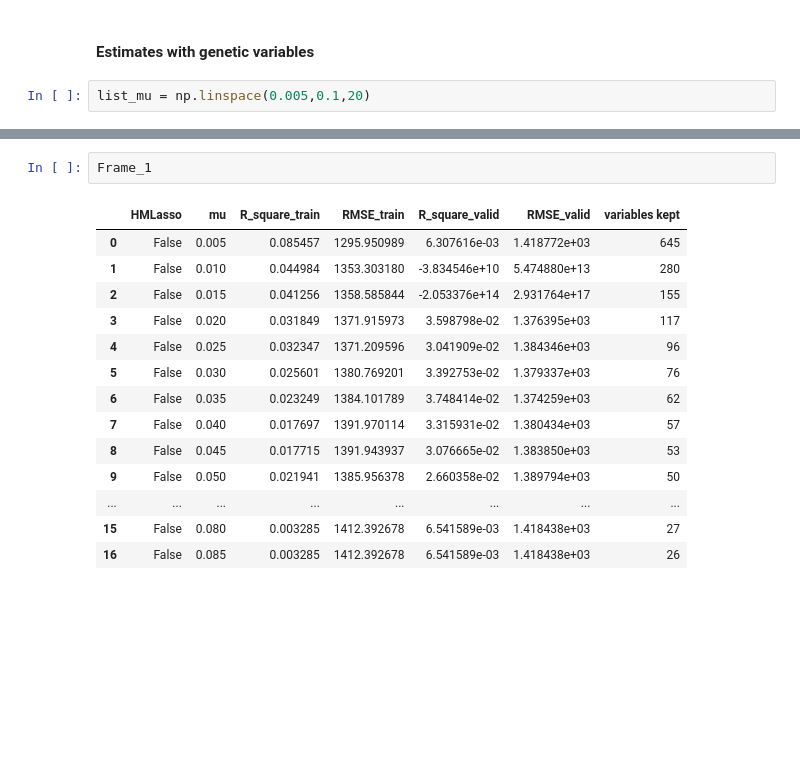
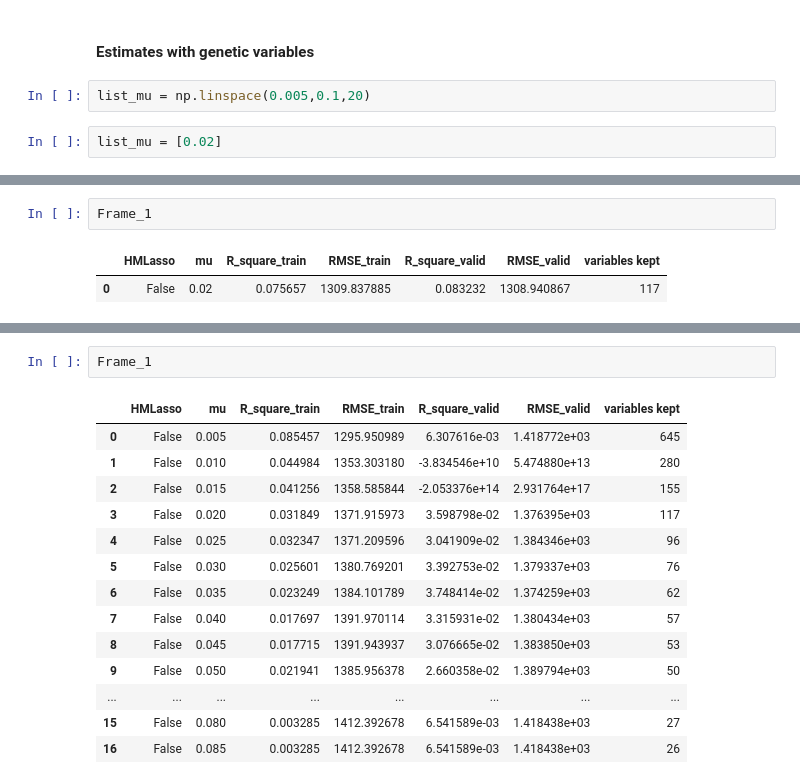
Before and after one commit to jveillon/Projet_Statapp, a Jupyter notebook: Panel_estimates/file_01_panel_estimation.ipynb, the cells around one changed output, grey strips where cells are left out. Cells and saved outputs as stored; diff of their text form; blank space fills up the shorter version.

```diff
--- a/Panel_estimates/file_01_panel_estimation.ipynb
+++ b/Panel_estimates/file_01_panel_estimation.ipynb
@@ -546,6 +554,8 @@ def test_model (X_test, Y_test, model, names_var):
 #### Estimates with genetic variables
 # %%
 list_mu = np.linspace(0.005,0.1,20)
+# %%
+list_mu = [0.02]
 # %%
 (Frame_1, list_model_1, list_var_1) = multiples_models(X_train, Y_train, X_valid, Y_valid, list_mu, HMLasso =False, method ="mean", limit= -14, reduced =False, print_wave =True, gen_var =True)
 # %% [output]
@@ -756,0 +596,5 @@ See the caveats in the documentation: https://pandas.pydata.org/pandas-docs/stab
+# %%
+Frame_1
+# %% [output]
+|  | HMLasso | mu | R_square_train | RMSE_train | R_square_valid | RMSE_valid | variables kept |
+| 0 | False | 0.02 | 0.075657 | 1309.837885 | 0.083232 | 1308.940867 | 117 |
```
Also changed, not shown: parts of 4 cells of this notebook.
